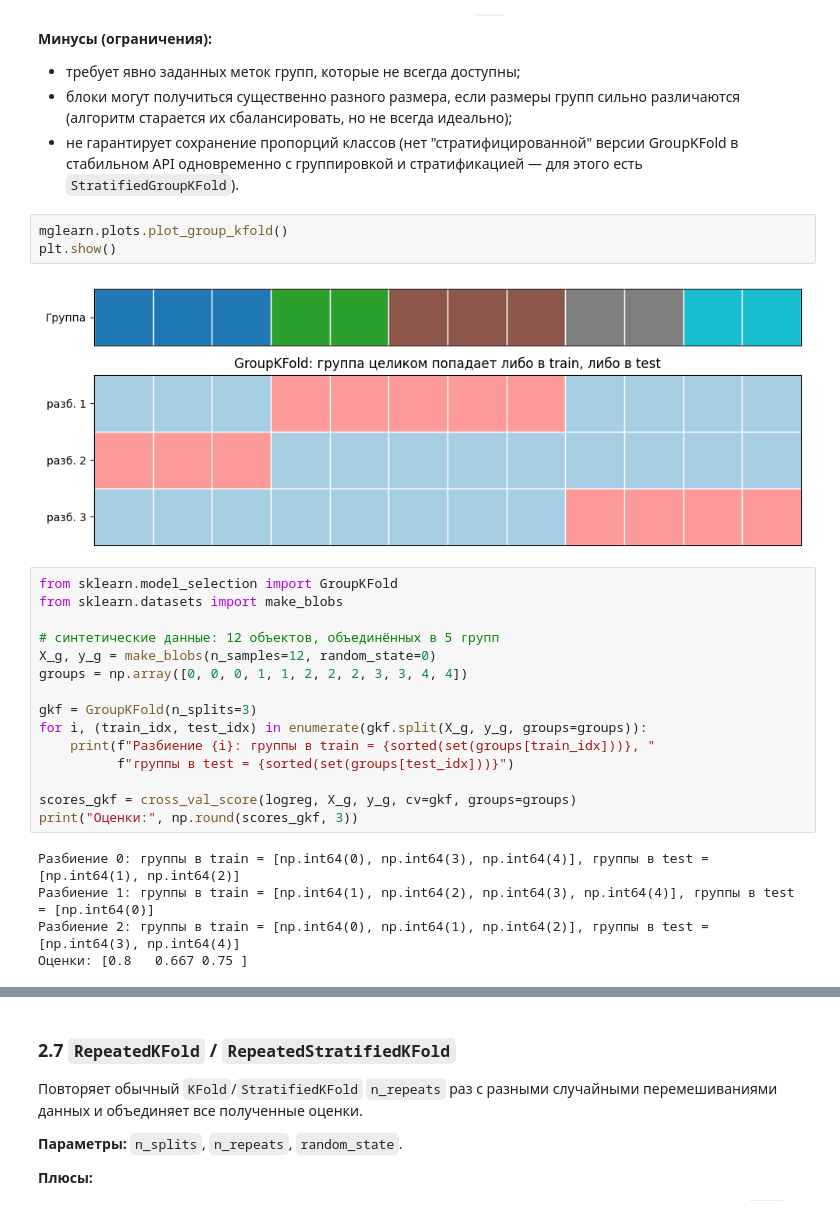
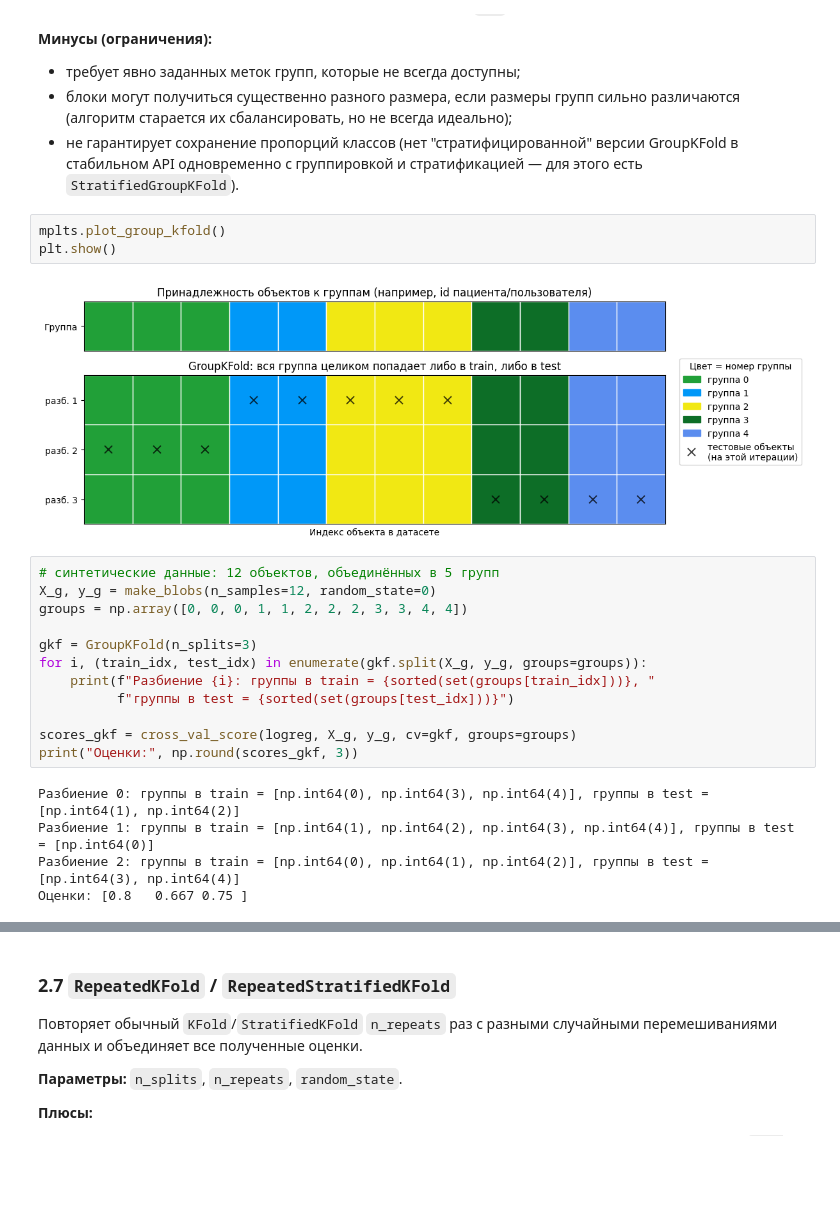
Before and after one commit to perets-dev/learn_course, a Jupyter notebook: week_8/01_cross_validation.ipynb, the cells around one changed output, grey strips where cells are left out. Drawn from its saved outputs; the diff is of its cells as text; blank space fills up the shorter version.

```diff
--- a/week_8/01_cross_validation.ipynb
+++ b/week_8/01_cross_validation.ipynb
@@ -555,14 +420,11 @@ StratifiedShuffleSplit, 10 итераций: [1.    0.978 0.978 0.978 0.956 0.95
   версии GroupKFold в стабильном API одновременно с группировкой и
   стратификацией — для этого есть `StratifiedGroupKFold`).
 # %%
-mglearn.plots.plot_group_kfold()
+mplts.plot_group_kfold()
 plt.show()
 # %% [output]
-[figure, old version]
+[figure, new version]
 # %%
-from sklearn.model_selection import GroupKFold
-from sklearn.datasets import make_blobs
-
 # синтетические данные: 12 объектов, объединённых в 5 групп
 X_g, y_g = make_blobs(n_samples=12, random_state=0)
 groups = np.array([0, 0, 0, 1, 1, 2, 2, 2, 3, 3, 4, 4])
```
Also changed, not shown: parts of 53 cells of this notebook, 7 other files.
